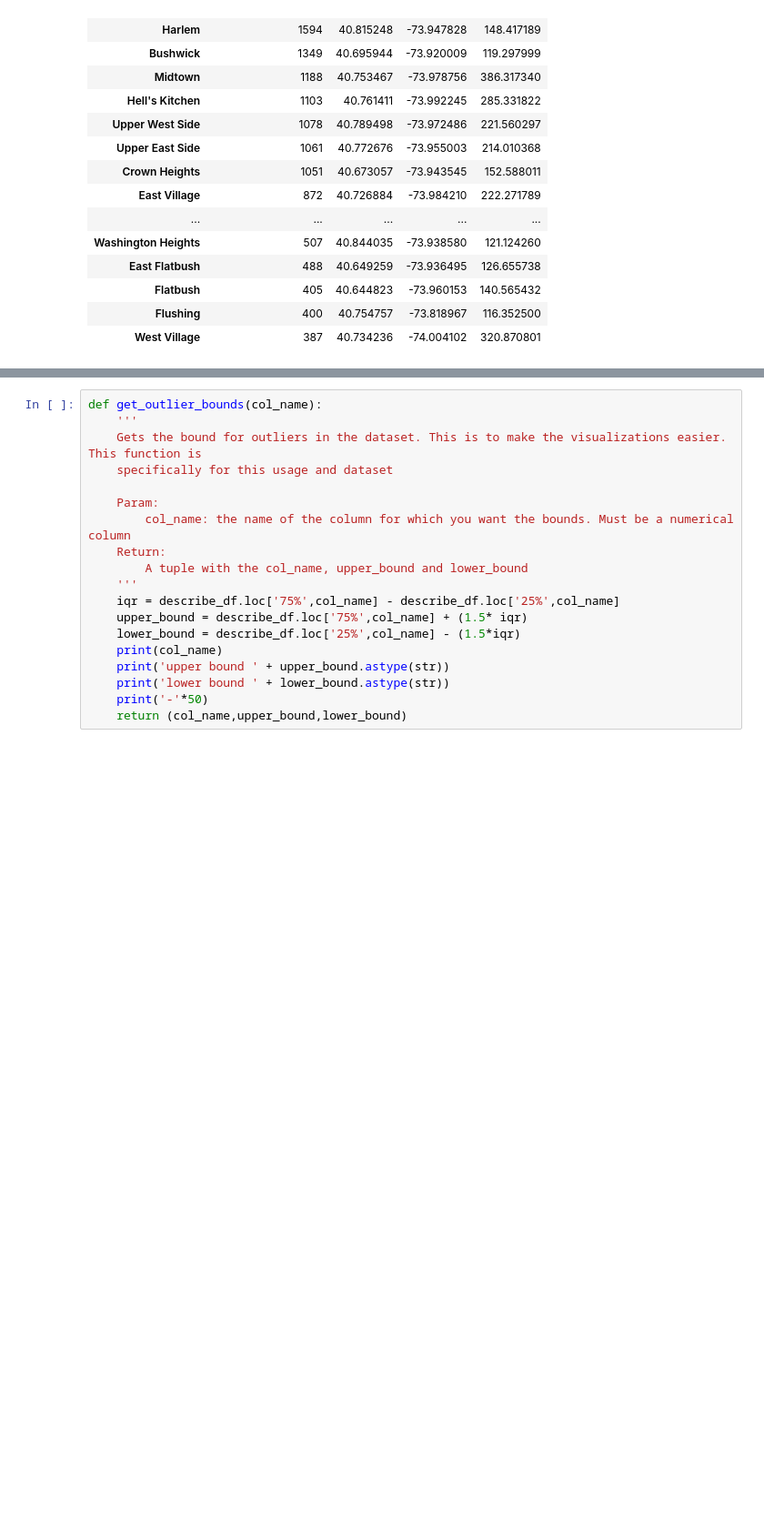
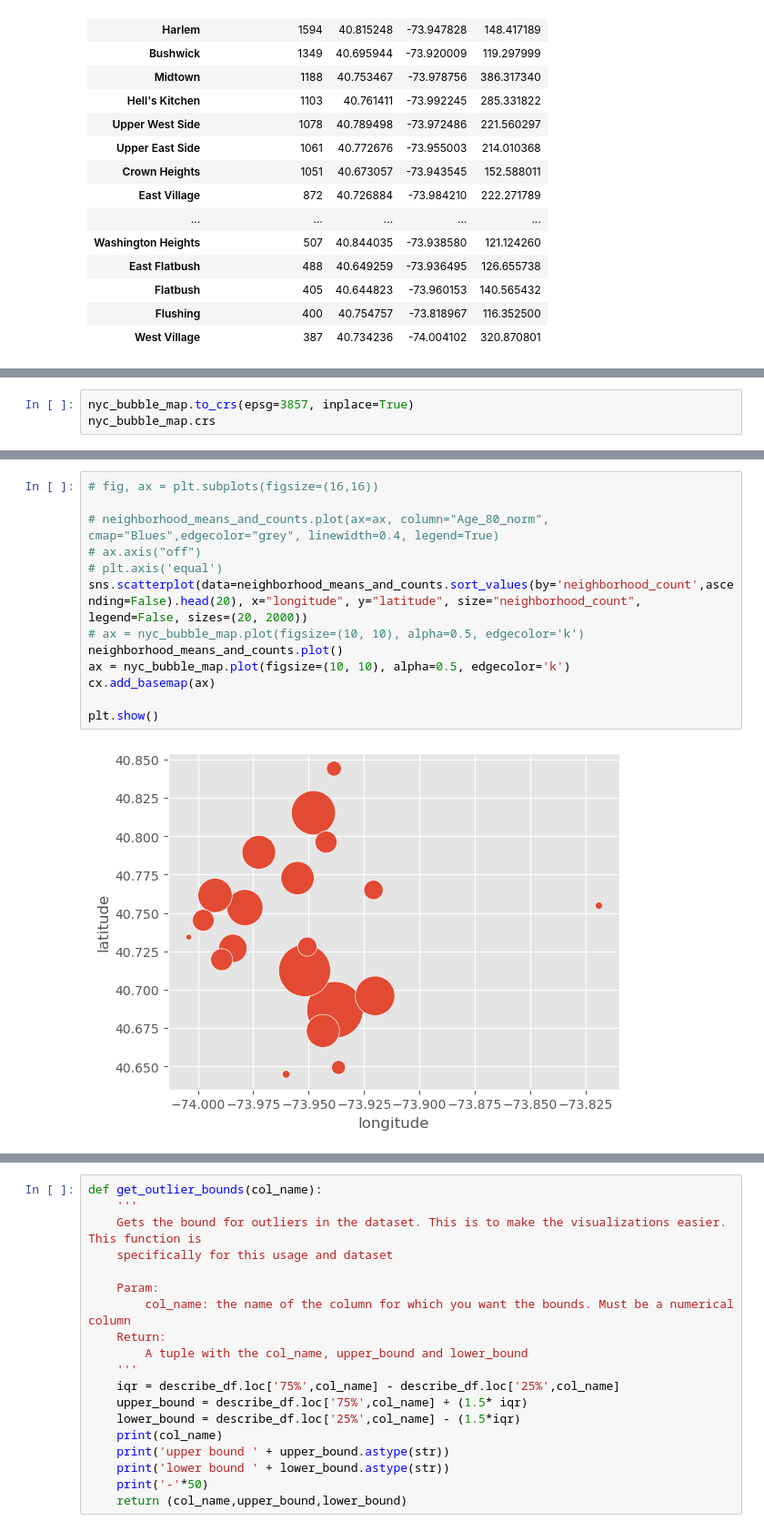
Before and after one commit to liu-roger/data_visualization_project, a Jupyter notebook: visualizations/neighborhood_count_histograms.ipynb, the cells around one changed output, grey strips where cells are left out. Shown at 91% size. Drawn from its saved outputs; the diff is of its cells as text; blank space fills up the shorter version.

```diff
--- a/visualizations/neighborhood_count_histograms.ipynb
+++ b/visualizations/neighborhood_count_histograms.ipynb
@@ -159,0 +191,3 @@ neighborhood_means_and_counts.sort_values(by='neighborhood_count',ascending=Fals
+# %%
+nyc_bubble_map.to_crs(epsg=3857, inplace=True)
+nyc_bubble_map.crs
@@ -159,0 +250,15 @@ neighborhood_means_and_counts.sort_values(by='neighborhood_count',ascending=Fals
+# %%
+# fig, ax = plt.subplots(figsize=(16,16))
+
+# neighborhood_means_and_counts.plot(ax=ax, column="Age_80_norm", cmap="Blues",edgecolor="grey", linewidth=0.4, legend=True)
+# ax.axis("off")
+# plt.axis('equal')
+sns.scatterplot(data=neighborhood_means_and_counts.sort_values(by='neighborhood_count',ascending=False).head(20), x="longitude", y="latitude", size="neighborhood_count", legend=False, sizes=(20, 2000))
+# ax = nyc_bubble_map.plot(figsize=(10, 10), alpha=0.5, edgecolor='k')
+neighborhood_means_and_counts.plot()
+ax = nyc_bubble_map.plot(figsize=(10, 10), alpha=0.5, edgecolor='k')
+cx.add_basemap(ax)
+
+plt.show()
+# %% [output]
+[figure, added]
```
Also changed, not shown: parts of 18 cells of this notebook, 4 other files.
